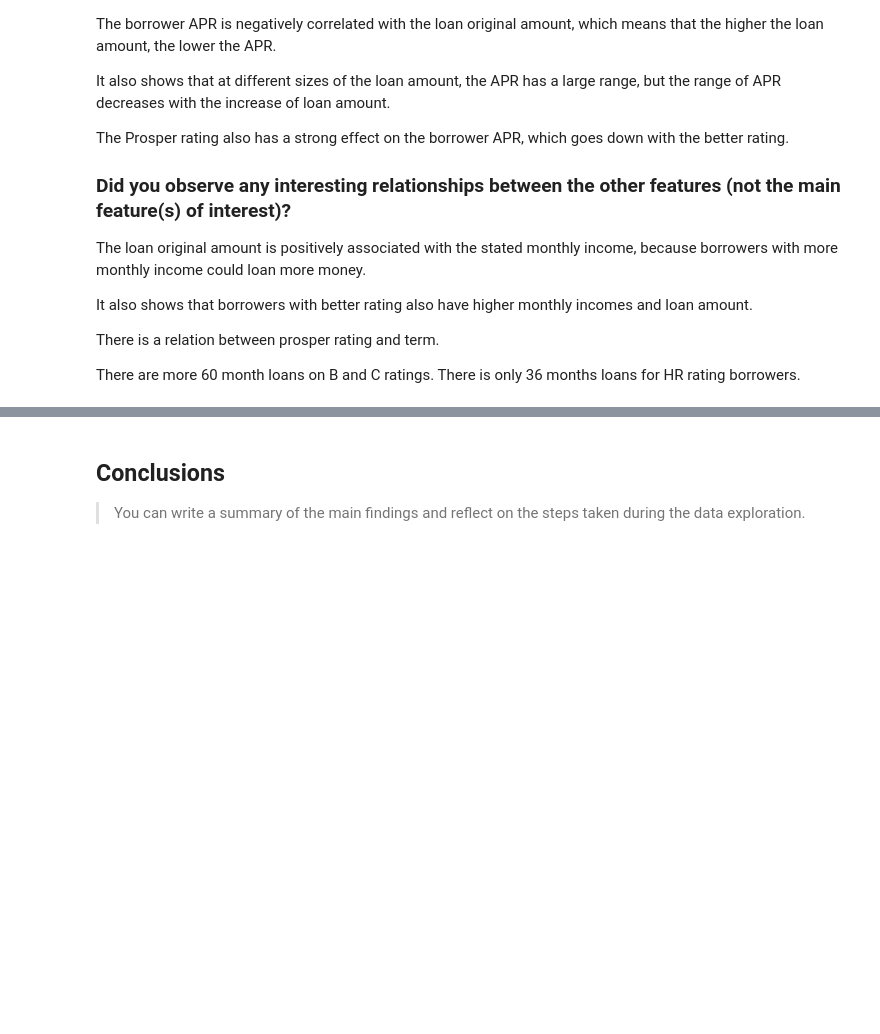
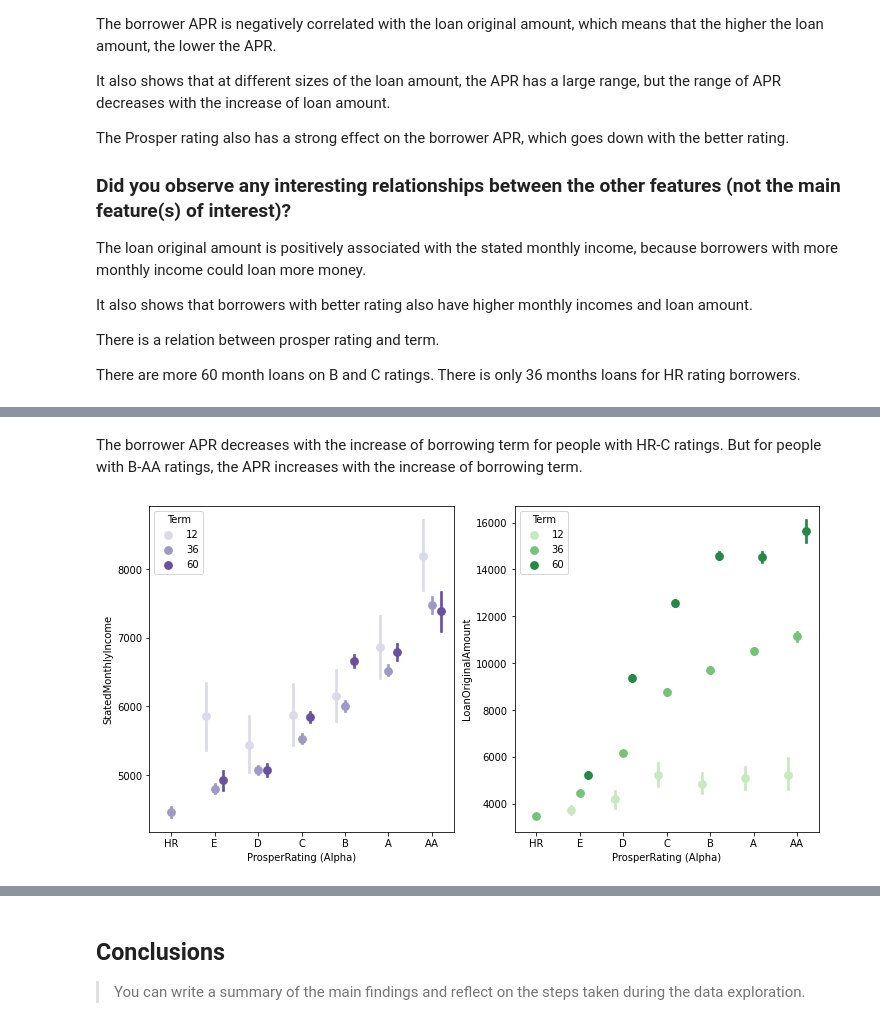
Before and after one commit to andisiambuku/Loans-Analysis-Project, a Jupyter notebook: Part_I_exploration_template.ipynb, the cells around one changed output, grey strips where cells are left out. Cells and saved outputs as stored; diff of their text form; code cells hidden in the pictures; blank space fills up the shorter version.

```diff
--- a/Part_I_exploration_template.ipynb
+++ b/Part_I_exploration_template.ipynb
@@ -463,0 +491,10 @@ There are more 60 month loans on B and C ratings. There is only 36 months loans
+# %% [markdown]
+The borrower APR decreases with the increase of borrowing term for people with HR-C ratings. But for people with B-AA ratings, the APR increases with the increase of borrowing term.
+# %%
+fig, ax = plt.subplots(ncols=2, figsize=[12,6])
+sb.pointplot(data = df_proloans, x = 'ProsperRating (Alpha)', y = 'StatedMonthlyIncome', hue = 'Term',
+           palette = 'Purples', linestyles = '', dodge = 0.4, ax=ax[0])
+sb.pointplot(data = df_proloans, x = 'ProsperRating (Alpha)', y = 'LoanOriginalAmount', hue = 'Term',
+           palette = 'Greens', linestyles = '', dodge = 0.4, ax=ax[1]);
+# %% [output]
+[figure, added]
```
Also changed, not shown: parts of 11 cells of this notebook, 2 other files.
